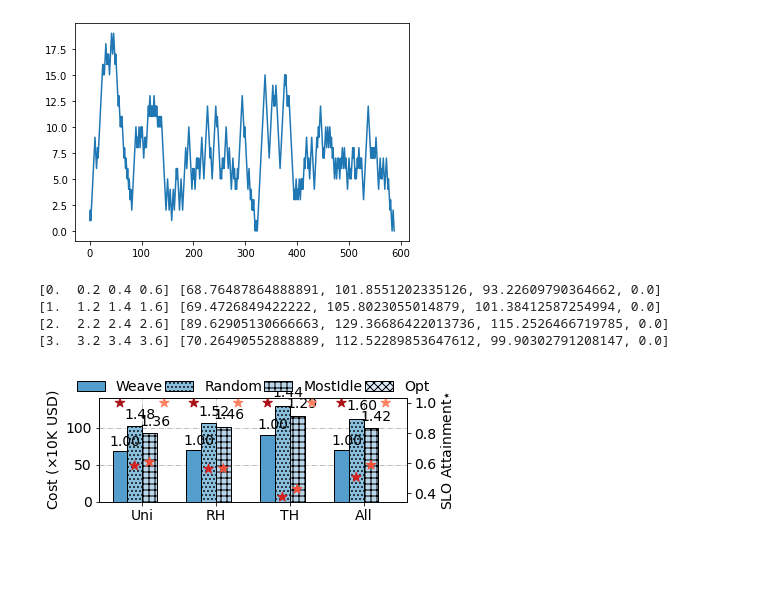
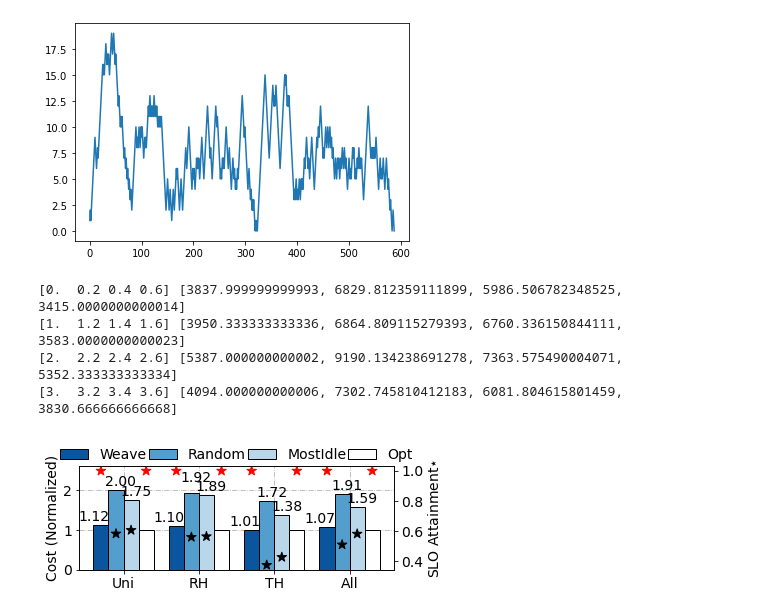
Before and after one commit to wutianyuan1/ROLL, a Jupyter notebook: global_scheduler/parse.ipynb, the cells around one changed output. Drawn from its saved outputs; the diff is of its cells as text; code cells hidden in the pictures; blank space fills up the shorter version.

Commit message:
add job type ablation results, add slo ablation test code

```diff
--- a/global_scheduler/parse.ipynb
+++ b/global_scheduler/parse.ipynb
@@ -68,7 +68,7 @@ def cdf(x, plot=True, *args, **kwargs):
     x, y = sorted(x), np.arange(len(x)) / len(x)
     return plt.plot(x, y, *args, **kwargs) if plot else (x, y)
 
-with open("run_results.txt", 'r') as f:
+with open("run_results_ablation_type.txt", 'r') as f:
     content = f.read().split("\n")
 
 
@@ -100,8 +100,7 @@ for line in content:
     mix_type_slos = {}
     for method in results:
         total_cost, time_costs, time_invalid_jobs = results[method]
-        h800_per_hr = 5.28 * 32
-        mix_type_costs[method] = total_cost / 3600 * h800_per_hr / 10000
+        mix_type_costs[method] = sum([i[2] for i in time_costs])
         num_invalid_jobs = lambda group_invalid_jobs: sum(len(group_invalid_jobs[grp_id]) for grp_id in group_invalid_jobs)
         slo_violation_counts = [num_invalid_jobs(i[2]) for i in time_invalid_jobs]
         slo_attainment_ratio = 1 - (sum(slo_violation_counts) / sum(i[3] for i in time_invalid_jobs) if len(time_invalid_jobs) != 0 else 0)
@@ -109,42 +108,45 @@ for line in content:
     all_costs[mix_type] = mix_type_costs
     all_slos[mix_type] = mix_type_slos
 
 
 shift = 0
 w = 0.2
-hatches = [None, '...', '||--', 'xxx']
+hatches = [None, None, None, None]
 import seaborn as sns
-colors = sns.color_palette('Blues')[::-1][2:]
-star_colors = sns.color_palette('Reds')[::-1]
+colors = sns.color_palette('Blues')[::-1][::2] + ['white']
+star_colors = ['red', 'black', 'black', 'red']
 ax1 = plt.gca()
 ax2 = plt.twinx()
 for ((mtype, v), (mtype2, slov)) in zip(all_costs.items(), all_slos.items()):
     print(shift + np.arange(len(v)) * w, list(v.values()))
-    ax1.bar(shift + np.arange(len(v)) * w, list(v.values()), width=w, color=colors[:len(v)], edgecolor='black', label=v.keys() if mtype == 'all' else None, hatch=hatches, zorder=2)
+    ax1.bar(shift + np.arange(len(v)) * w, [i/v['Opt'] for i in v.values()], width=w, color=colors[:len(v)], edgecolor='black', label=v.keys() if mtype == 'all' else None, hatch=hatches, zorder=2)
     ax2.scatter(shift + np.arange(len(slov)) * w, list(slov.values()), marker='*', color=star_colors[:len(slov)], s=100)
     for i, (method, mv) in enumerate(v.items()):
         if method != 'Opt':
-            ax1.text(shift + i * w - w*0.7, mv*1.1, "{:.2f}".format((mv/v['Weave'])), fontdict={"fontsize":14}, zorder=2)
+            h = 0.1
+            if mtype == 'rh' and method == 'Random':
+                h = 0.3
+            ax1.text(shift + i * w - w*0.7 if i != 0 else shift - 1.5*w, mv/v['Opt']+h, "{:.2f}".format((mv/v['Opt'])), fontdict={"fontsize":14}, zorder=2)
     shift += 1
 
 
 plt.sca(ax2)
 plt.yticks(fontsize=14)
 plt.ylabel("SLO Attainment$\star$", fontdict={"fontsize": 14})
 
 plt.sca(ax1)
 plt.xticks(np.arange(4) + w * 1.5, ['Uni', 'RH', 'TH', 'All'], fontsize=14)
 plt.yticks(fontsize=14)
-plt.ylim(0, 140)
+plt.ylim(0, 2.6)
 plt.grid(linestyle='-.', zorder=0)
-plt.ylabel("Cost ($\\times$10K USD)", fontdict={"fontsize": 14})
+plt.ylabel("Cost (Normalized)", fontdict={"fontsize": 14})
 plt.legend(fontsize=14, ncols=4, frameon=False, columnspacing=0.15, loc='upper center', bbox_to_anchor=(0.5, 1.3))
 
 plt.tight_layout()
 plt.savefig("ablation_type.pdf")
 # %% [output]
-[0.  0.2 0.4 0.6] [68.76487864888891, 101.8551202335126, 93.22609790364662, 0.0]
-[1.  1.2 1.4 1.6] [69.4726849422222, 105.8023055014879, 101.38412587254994, 0.0]
-[2.  2.2 2.4 2.6] [89.62905130666663, 129.36686422013736, 115.2526466719785, 0.0]
-[3.  3.2 3.4 3.6] [70.26490552888889, 112.52289853647612, 99.90302791208147, 0.0]
+[0.  0.2 0.4 0.6] [3837.999999999993, 6829.812359111899, 5986.506782348525, 3415.0000000000014]
+[1.  1.2 1.4 1.6] [3950.333333333336, 6864.809115279393, 6760.336150844111, 3583.0000000000023]
+[2.  2.2 2.4 2.6] [5387.000000000002, 9190.134238691278, 7363.575490004071, 5352.333333333334]
+[3.  3.2 3.4 3.6] [4094.000000000006, 7302.745810412183, 6081.804615801459, 3830.666666666668]
-[figure, old version]
+[figure, new version]
```
Also changed, not shown: parts of 1 cell of this notebook, 5 other files.
